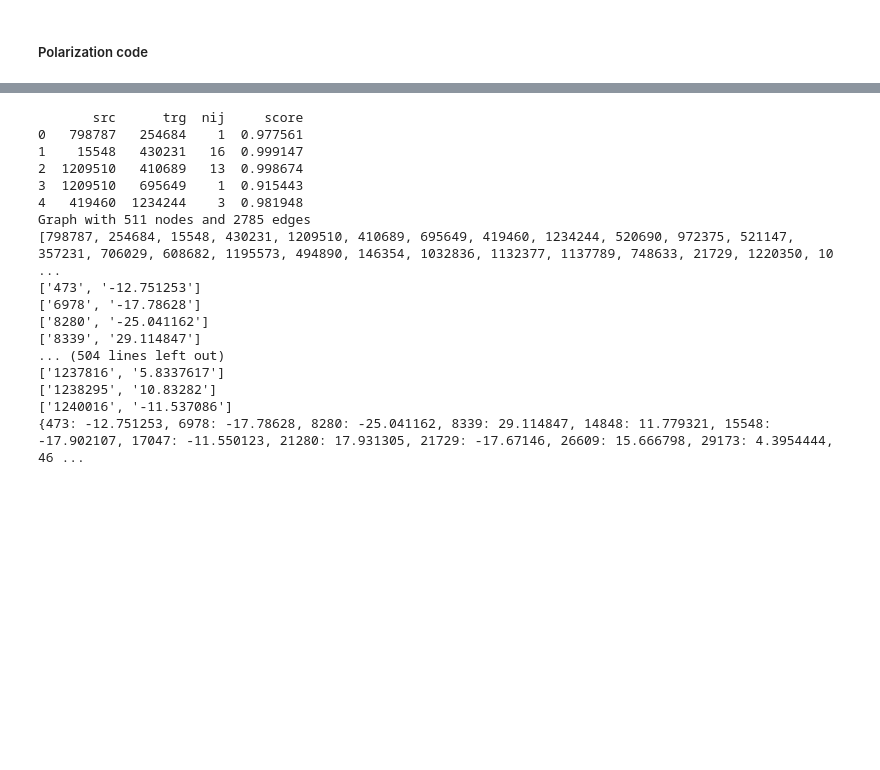
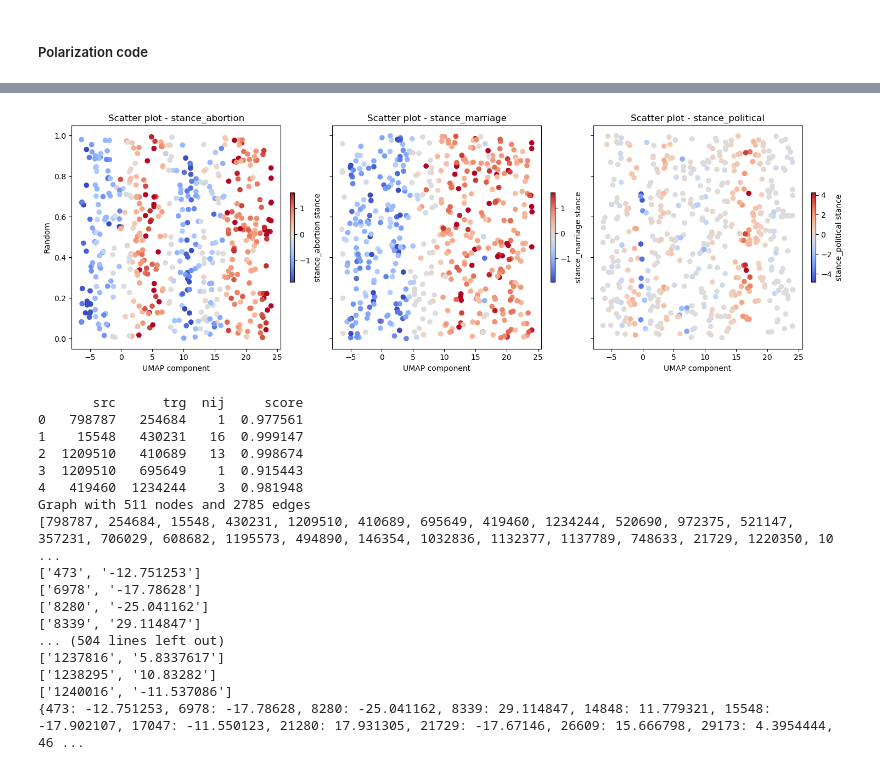
Before and after one commit to b0psheva27/BSc_project_polarization, a Jupyter notebook: notebooks/08_polarization.ipynb, the cells around one changed output, grey strips where cells are left out. Cells and saved outputs as stored; diff of their text form; code cells hidden in the pictures; blank space fills up the shorter version.

```diff
--- a/notebooks/08_polarization.ipynb
+++ b/notebooks/08_polarization.ipynb
@@ -173,3 +212,7 @@ pfun.calc_pol2("output_network/network_filtered.csv", "output_network/user_score
+# %%
+plot_c_subplot(merged_df_reduced, "umap_component", ["stance_abortion", "stance_marriage", "stance_political"])
+# %% [output]
+[figure, added]
 # %%
 pfun.calc_pol2("output_network/network_filtered.csv", "output_network/user_scores_umap.csv")
 # %% [output]
```
Also changed, not shown: parts of 11 cells of this notebook.
